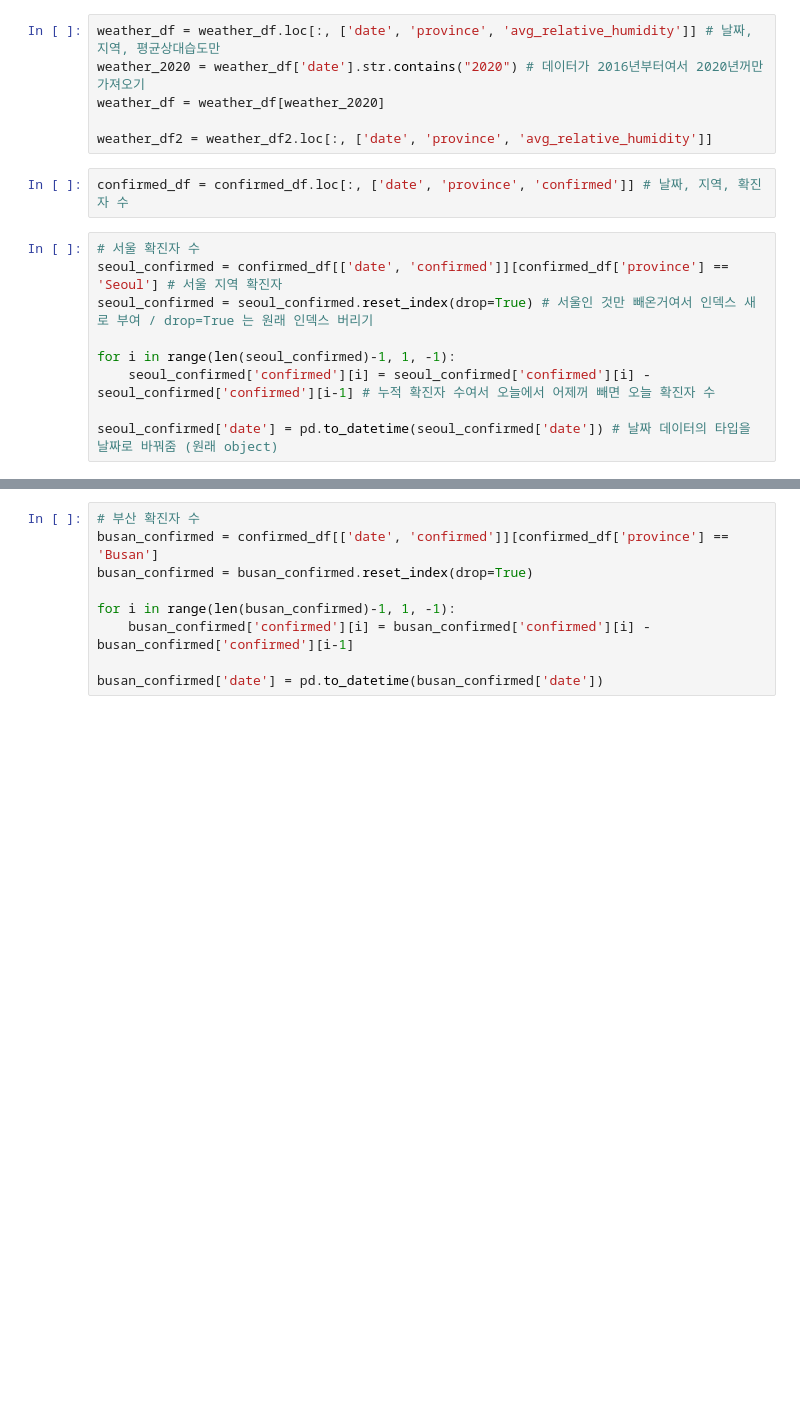
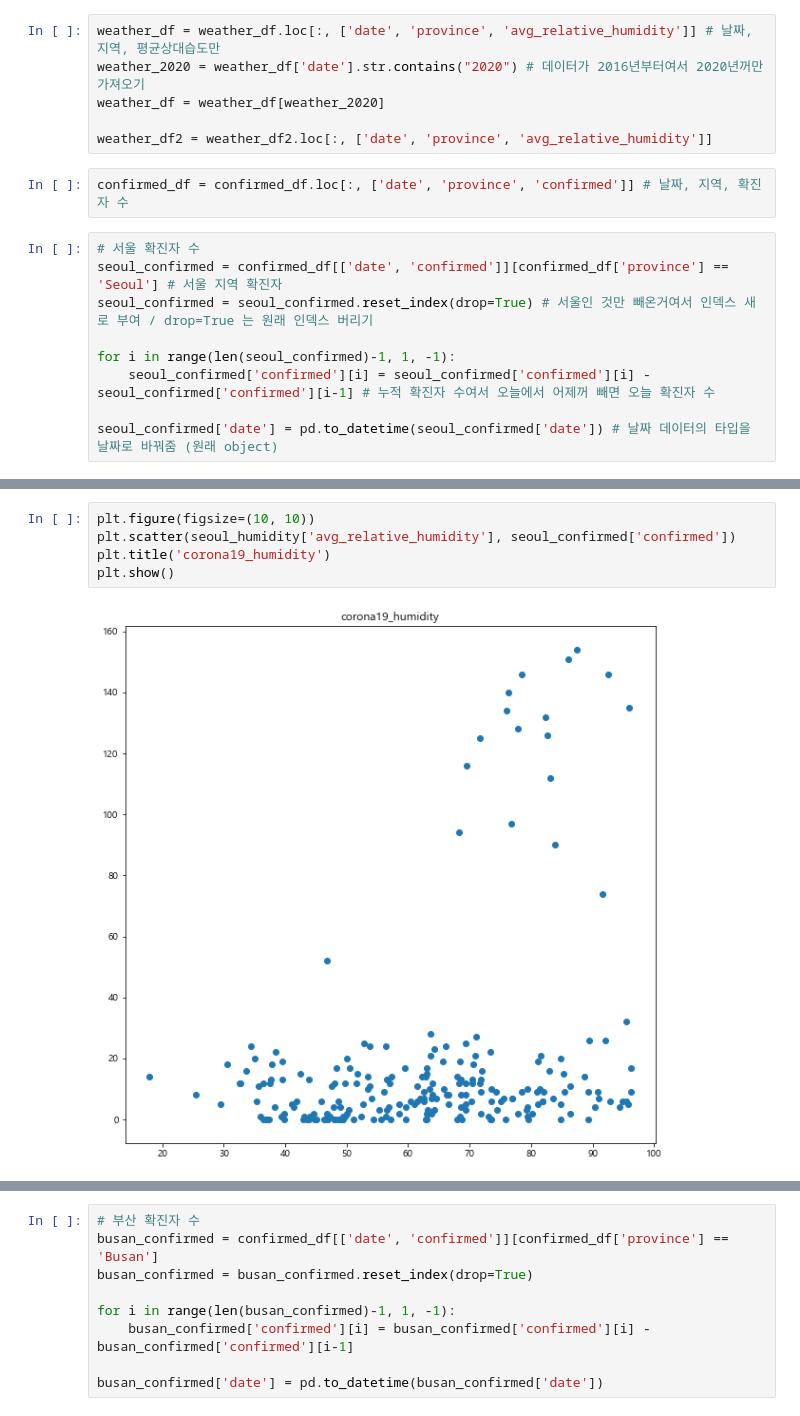
Before and after one commit to leeisack/project_AI_AMONG_US, a Jupyter notebook: sia_proj/corona.ipynb, the cells around one changed output, grey strips where cells are left out. Cells and saved outputs as stored; diff of their text form; blank space fills up the shorter version.

Commit message:
corona수정

```diff
--- a/sia_proj/corona.ipynb
+++ b/sia_proj/corona.ipynb
@@ -61,0 +62,7 @@ plt.show()
+# %%
+plt.figure(figsize=(10, 10))
+plt.scatter(seoul_humidity['avg_relative_humidity'], seoul_confirmed['confirmed'])
+plt.title('corona19_humidity')
+plt.show()
+# %% [output]
+[figure, added]
```
Also changed, not shown: parts of 48 cells of this notebook, 1 other file.
